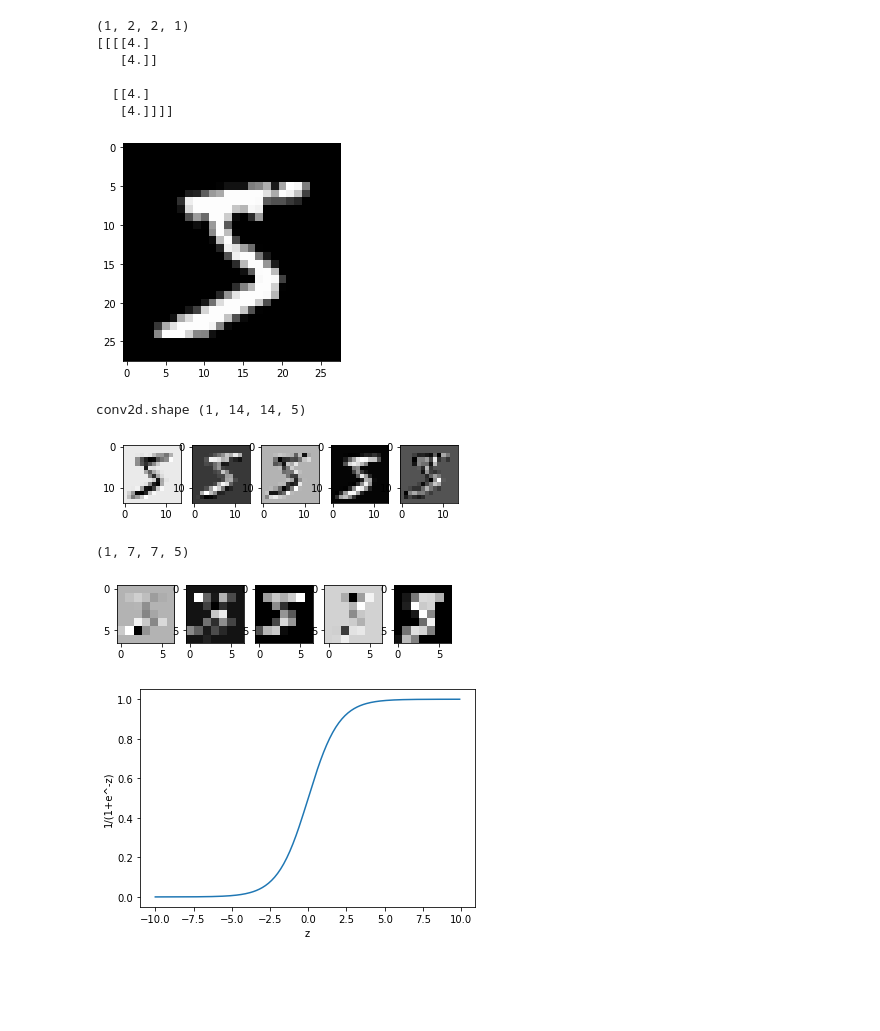
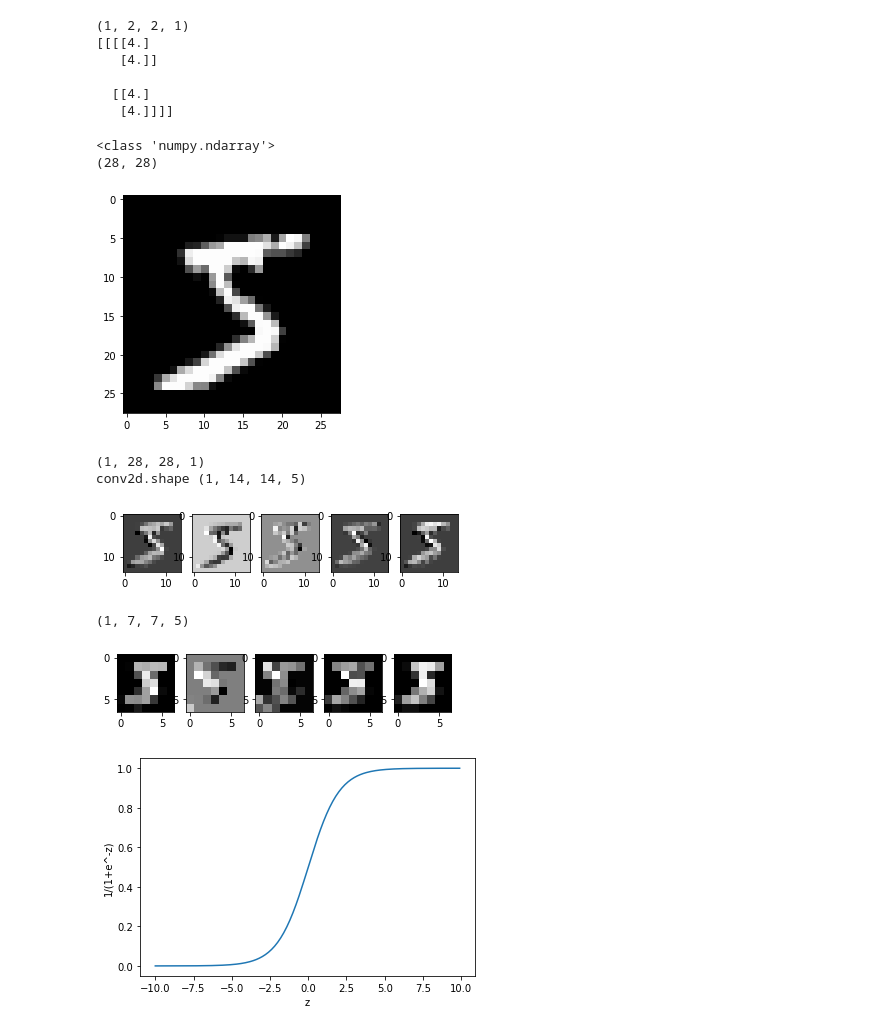
Before and after one commit to imguru-mooc/deep_learning_nlp, a Jupyter notebook: Chapter_5/1.convnet.ipynb, the cells around one changed output. Saved outputs shown, nothing was run; the diff lists cells and outputs as text; code cells hidden in the pictures; blank space fills up the shorter version.

```diff
--- a/Chapter_5/1.convnet.ipynb
+++ b/Chapter_5/1.convnet.ipynb
@@ -354,26 +354,33 @@ train_images = train_images.astype(np.float32) / 255.
 test_images = test_images.astype(np.float32) / 255.
 
 img = train_images[0]
+print(type(img))
+print(img.shape)
 plt.imshow( img, cmap='gray')
 plt.show()
 # %% [output]
+<class 'numpy.ndarray'>
+(28, 28)
 [figure]
 # %%
 img = img.reshape(-1,28,28,1)
-img = tf.convert_to_tensor(img)
-
+print(img.shape)
+img_tf = tf.convert_to_tensor(img)
+# print(img_tf.shape)
+# print(img_tf)
 weight_init = keras.initializers.RandomNormal(stddev=0.01)
 # print(weight_init)
 conv2d = tf.keras.layers.Conv2D(filters=5, kernel_size=3, padding='same',
-                             strides=(2,2), kernel_initializer=weight_init)(img)
+                             strides=(2,2), kernel_initializer=weight_init)(img_tf)
 print("conv2d.shape", conv2d.shape)
 feature_maps = np.swapaxes(conv2d, 0, 3)
 for i, feature_map in enumerate(feature_maps):
     plt.subplot(1,5,i+1), plt.imshow(feature_map.reshape(14,14), cmap='gray')
 plt.show()
 # %% [output]
+(1, 28, 28, 1)
 conv2d.shape (1, 14, 14, 5)
-[figure, old version]
+[figure, new version]
 # %%
 pool = tf.keras.layers.MaxPool2D(pool_size=(2,2), strides=(2,2), padding='same')(conv2d)
 print(pool.shape)
@@ -383,7 +390,7 @@ for i, feature_map in enumerate(feature_maps):
 plt.show()
 # %% [output]
 (1, 7, 7, 5)
-[figure, old version]
+[figure, new version]
 # %%
 zs = np.arange(-10., 10., 0.1)
 gs = [1/(1+np.exp(-z)) for z in zs]
```
Also changed, not shown: parts of 11 cells of this notebook.
